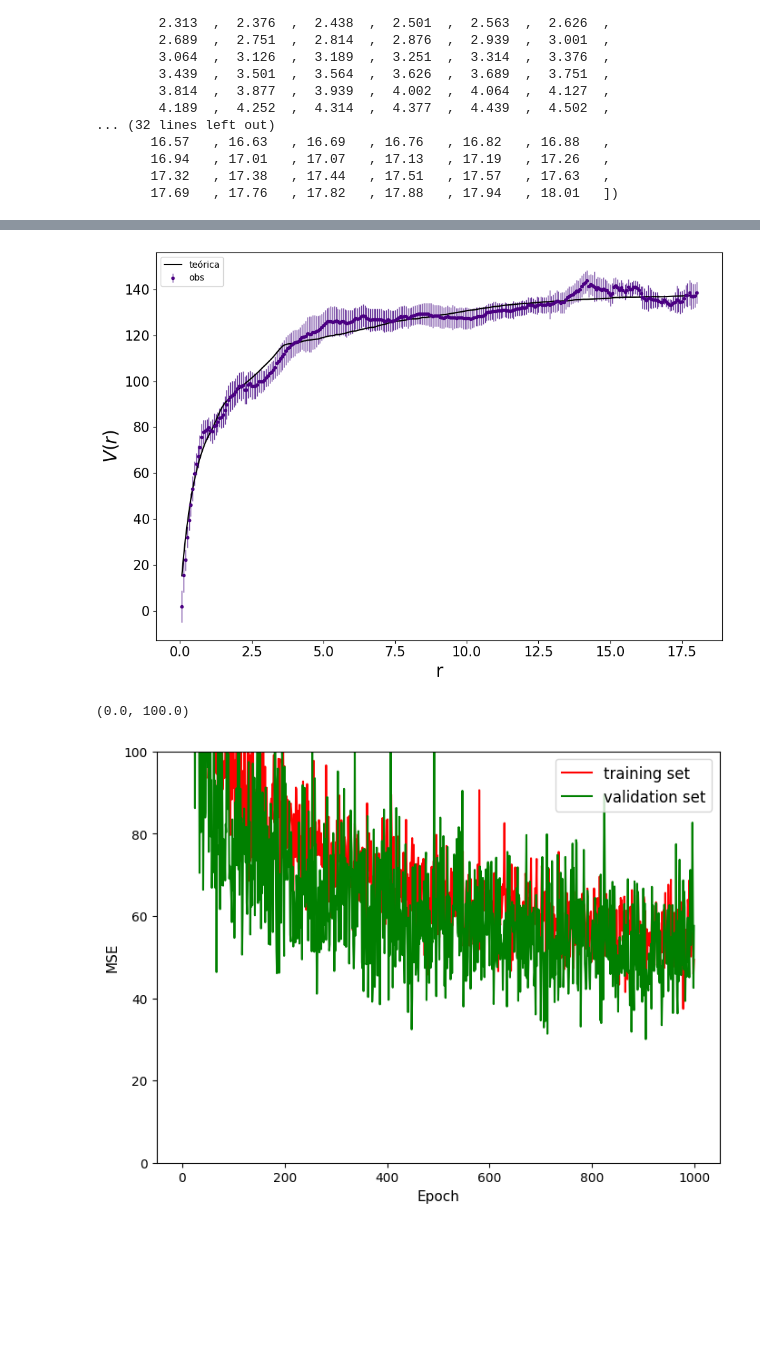
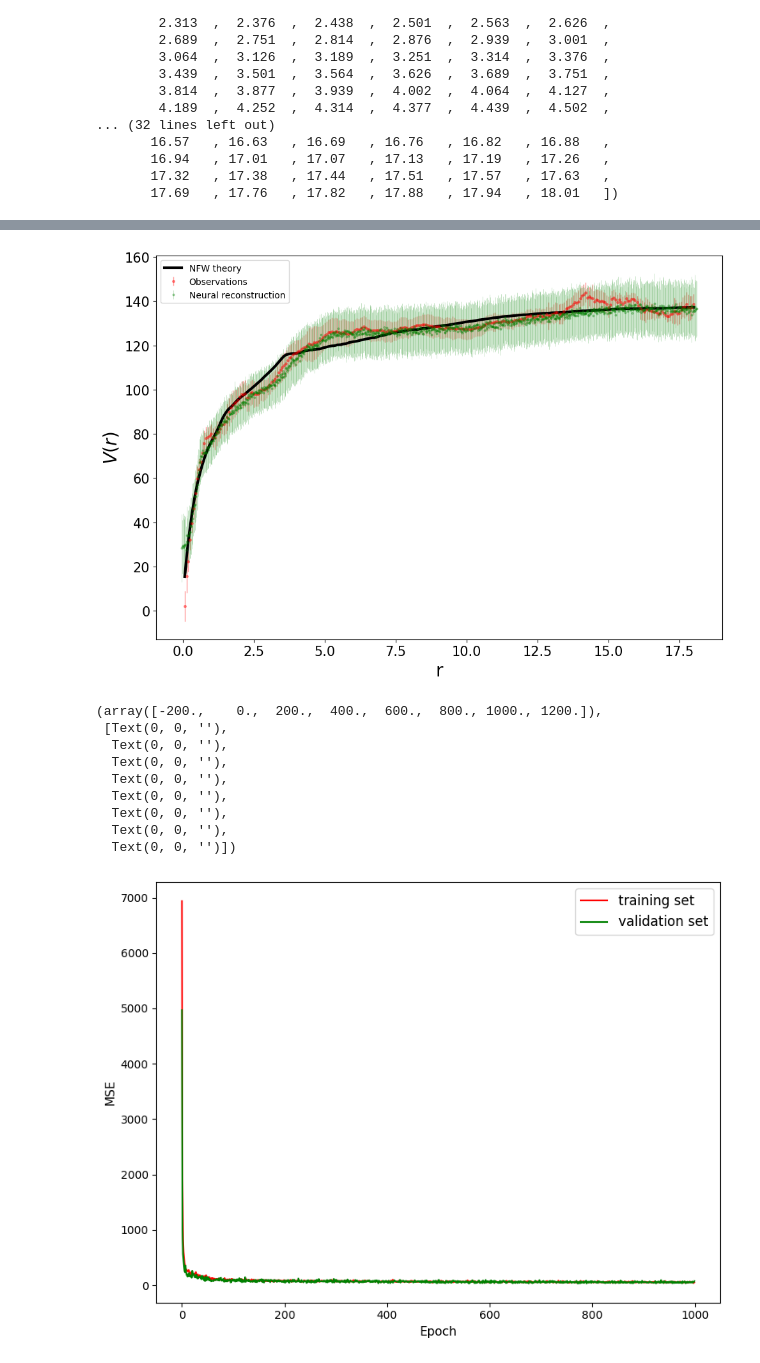
Before and after one commit to igomezv/Reconstructing-RC-with-ANN, a Jupyter notebook: RC_mass_models.ipynb, the cells around one changed output, grey strips where cells are left out. Saved outputs shown, nothing was run; the diff lists cells and outputs as text; code cells hidden in the pictures; blank space fills up the shorter version.

```diff
--- a/RC_mass_models.ipynb
+++ b/RC_mass_models.ipynb
@@ -81,4 +81,4 @@ randomize = np.random.permutation(N)
 data = df.values[randomize]
 
 z = data[:,0]
-y = data[:,1:]
+y = data[:,1:3]
@@ -219,44 +214,53 @@ std_mc_dropout = np.std(predictions, axis=0)
 # %%
+plt.rcParams["figure.figsize"] = [7.50, 3.50]
+plt.rcParams["figure.autolayout"] = True
+overlapping = 0.4
 # Plotting
 plt.figure(figsize=(10, 7), dpi=100)
-# plt.figure(figsize=(5, 4), dpi=100)
 sigma = np.sqrt(std_mc_dropout[:, 0]**2 + std_mc_dropout[:, 1]**2+ prediction_mc_dropout[:,1]**2)
 
 
-# plt.scatter(scalerz.inverse_transform(zz), yy, color='k', label='Original cosmic chronometers')
-# plt.plot(zmodel, flcdm, label='$\Lambda CDM$', c='b')
+
+plt.plot(df['Radius'].values, df['Vt'].values, color='k', linewidth=3, label='NFW theory',alpha=1)
+
 plt.errorbar(df['Radius'].values, df['vobs'].values, yerr=df['err_vobs'].values, fmt='.',
-             color='indigo', elinewidth=1, ecolor='rebeccapurple', label='obs')
-plt.plot(df['Radius'].values, df['Vt'].values, color='k', label='teórica')
+             color='red', elinewidth=1, ecolor='red', markersize=5, label='Observations', alpha=overlapping)
 
 plt.errorbar(x_test, prediction_mc_dropout[:,0], yerr=sigma, markersize=2, fmt='o',
-             ecolor='r', capthick=2, elinewidth=0.8, alpha=0.3, c='m',
-             label='Neural synthetic data with $\sigma$')
+             ecolor='green', capthick=2, elinewidth=0.5, alpha=overlapping-0.1, c='green',
+             label='Neural reconstruction')
 
 
-# plt.xlabel('Redshift')
-# plt.ylabel('$H(z)$')
 plt.ylabel("$V(r)$", fontsize=20)
 plt.xlabel("r", fontsize=20)
 plt.xticks(fontsize=15)
 plt.yticks(fontsize=15)
-# plt.legend(loc='best')
+
 plt.legend(loc='upper left')
 plt.tight_layout()
+
 plt.savefig("neural_reconstruction_RC.png", dpi=100)
 # %% [output]
-[figure, old version]
+[figure, new version]
 # %%
 plt.figure(figsize=(8, 6), dpi=100)
 
 plt.plot(model_train.history['loss'], color='r', )
 plt.plot(model_train.history['val_loss'], color='g')
 
 plt.ylabel('MSE', fontsize=11)
 plt.xlabel('Epoch', fontsize=11)
 plt.legend(['training set', 'validation set'], loc='upper right', fontsize=12)
 plt.xticks(fontsize=10)
-plt.ylim(0, 100)
+# plt.ylim(0, 200)
 # %% [output]
-(0.0, 100.0)
+(array([-200.,    0.,  200.,  400.,  600.,  800., 1000., 1200.]),
+ [Text(0, 0, ''),
+  Text(0, 0, ''),
+  Text(0, 0, ''),
+  Text(0, 0, ''),
+  Text(0, 0, ''),
+  Text(0, 0, ''),
+  Text(0, 0, ''),
+  Text(0, 0, '')])
-[figure, old version]
+[figure, new version]
```
Also changed, not shown: parts of 8 cells of this notebook.
